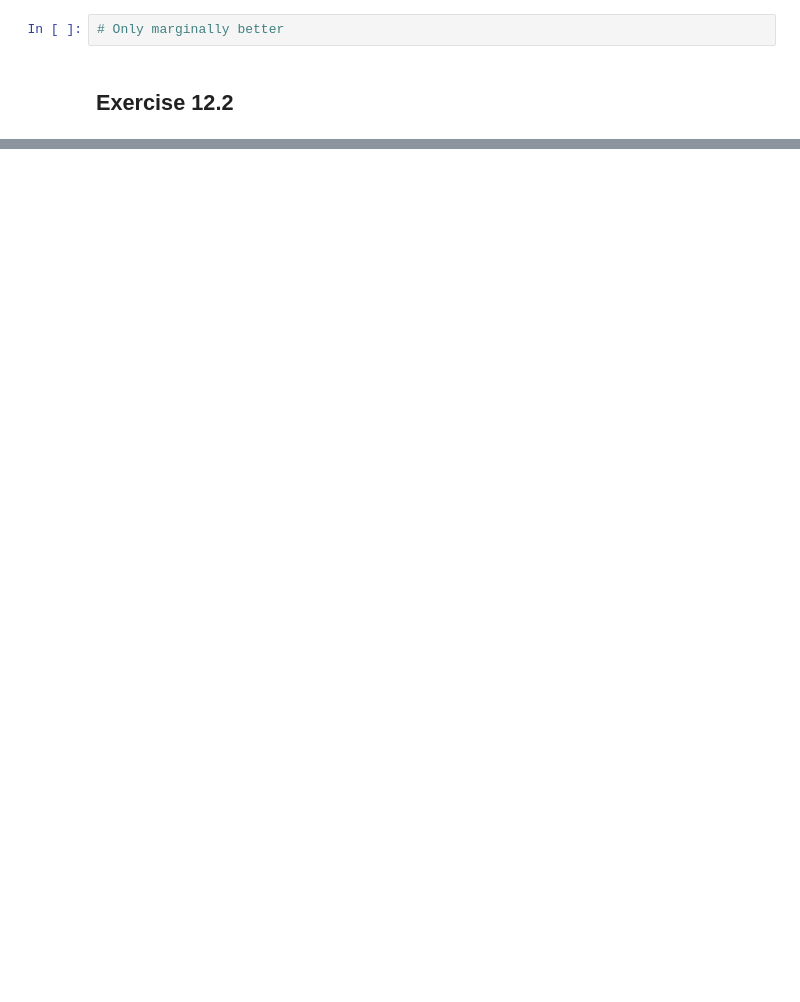
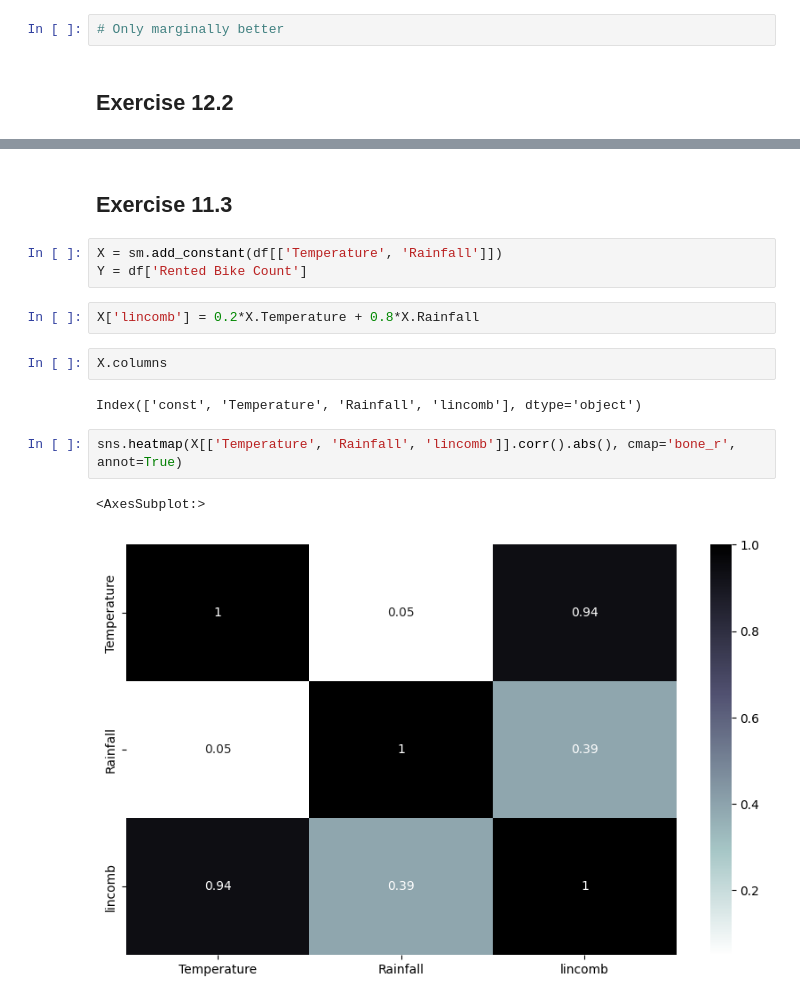
Before and after one commit to falasur/LA4DS, a Jupyter notebook: LA4DS_Ch12.ipynb, the cells around one changed output, grey strips where cells are left out. Cells and saved outputs as stored; diff of their text form; blank space fills up the shorter version.

Commit message:
Exercises 12.3, 12.4

```diff
--- a/LA4DS_Ch12.ipynb
+++ b/LA4DS_Ch12.ipynb
@@ -290,0 +300,16 @@ plt.plot(df['Rented Bike Count'], (X @ results.params), 'o', alpha=0.5, )
+# %% [markdown]
+## Exercise 11.3
+# %%
+X = sm.add_constant(df[['Temperature', 'Rainfall']])
+Y = df['Rented Bike Count']
+# %%
+X['lincomb'] = 0.2*X.Temperature + 0.8*X.Rainfall
+# %%
+X.columns
+# %% [output]
+Index(['const', 'Temperature', 'Rainfall', 'lincomb'], dtype='object')
+# %%
+sns.heatmap(X[['Temperature', 'Rainfall', 'lincomb']].corr().abs(), cmap='bone_r', annot=True)
+# %% [output]
+<AxesSubplot:>
+[figure, added]
```
Also changed, not shown: parts of 27 cells of this notebook.
